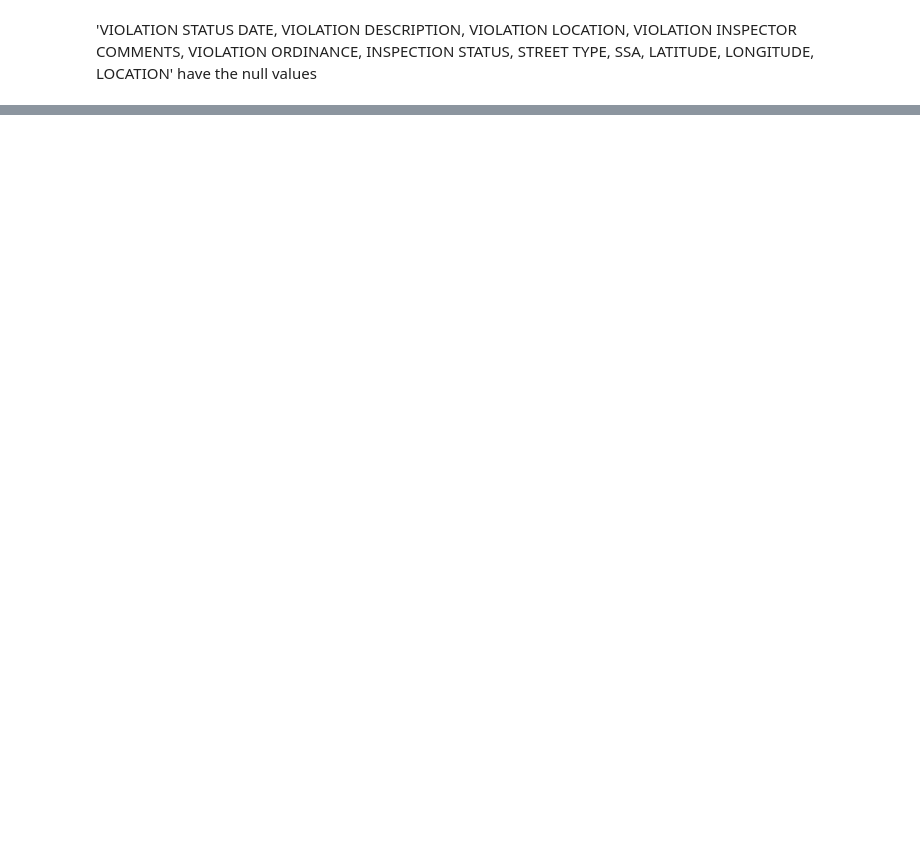
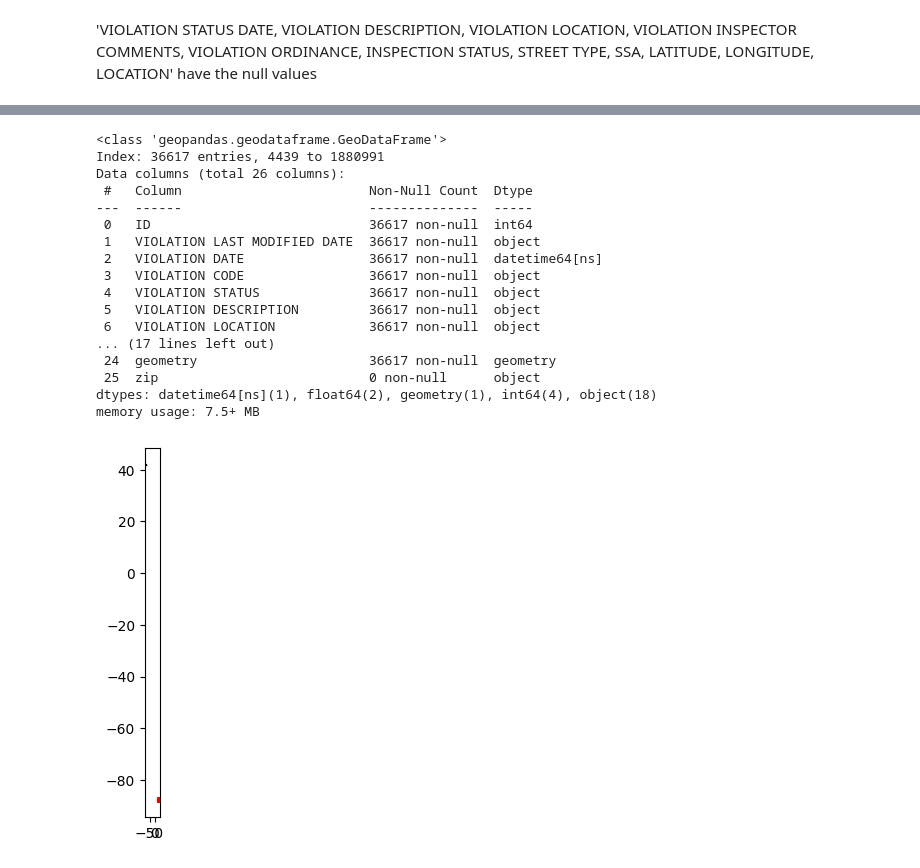
Before and after one commit to uic-cs424/assignment-2-chicago-bears, a Jupyter notebook: main.ipynb, the cells around one changed output, grey strips where cells are left out. Saved outputs shown, nothing was run; the diff lists cells and outputs as text; code cells hidden in the pictures; blank space fills up the shorter version.

```diff
--- a/main.ipynb
+++ b/main.ipynb
@@ -122,0 +134,43 @@ df_2023
+# %%
+#-----!!!!!!!!!!!!!!  It is a failed attempt  !!!!!!!!!!!!!!-----#
+#-----!!!!!!!!!!!!!!  It still here just because I think it also is a interesting attempt  !!!!!!!!!!!!!!-----#
+
+# I try to add the 'zipcode' attribute to the building violation dataset by using the 'location' attribute
+# I think to use the location(latitude, longitude) to check the geometry zipcode with the Chicago boundary CSV file for creating the Heat map
+# But unfortunately, it seems like our building violation used a different encoding method, which caused the mismatch of two datasets
+# Because I try to visualize a subset of data by using matplotlib to check the overlap. It is nothing
+# So my zip only can get 0
+# So I try to use the location as each dot and show it on the Chicago map.
+
+df_zip = df_2023
+
+geometry = gpd.points_from_xy(df_zip["LATITUDE"], df_zip["LONGITUDE"])
+c_gdf = gpd.GeoDataFrame(df_zip, crs="EPSG:4326", geometry=geometry)
+c_gdf.set_crs(gdf.crs, inplace=True)
+
+gdf_joined = gpd.sjoin(c_gdf, gdf[['geometry', 'zip']], how="left", predicate="within")
+gdf_joined.drop(columns=['index_right'], inplace=True)
+gdf_joined.info(verbose=True, show_counts=True)
+
+base = gdf.plot(color='white', edgecolor='black')
+c_gdf.plot(ax=base, marker='o', color='red', markersize=5)
+plt.show()
+# %% [output]
+<class 'geopandas.geodataframe.GeoDataFrame'>
+Index: 36617 entries, 4439 to 1880991
+Data columns (total 26 columns):
+ #   Column                        Non-Null Count  Dtype
+---  ------                        --------------  -----
+ 0   ID                            36617 non-null  int64
+ 1   VIOLATION LAST MODIFIED DATE  36617 non-null  object
+ 2   VIOLATION DATE                36617 non-null  datetime64[ns]
+ 3   VIOLATION CODE                36617 non-null  object
+ 4   VIOLATION STATUS              36617 non-null  object
+ 5   VIOLATION DESCRIPTION         36617 non-null  object
+ 6   VIOLATION LOCATION            36617 non-null  object
+... (17 lines left out)
+ 24  geometry                      36617 non-null  geometry
+ 25  zip                           0 non-null      object
+dtypes: datetime64[ns](1), float64(2), geometry(1), int64(4), object(18)
+memory usage: 7.5+ MB
+[figure, added]
```
Also changed, not shown: parts of 9 cells of this notebook.
